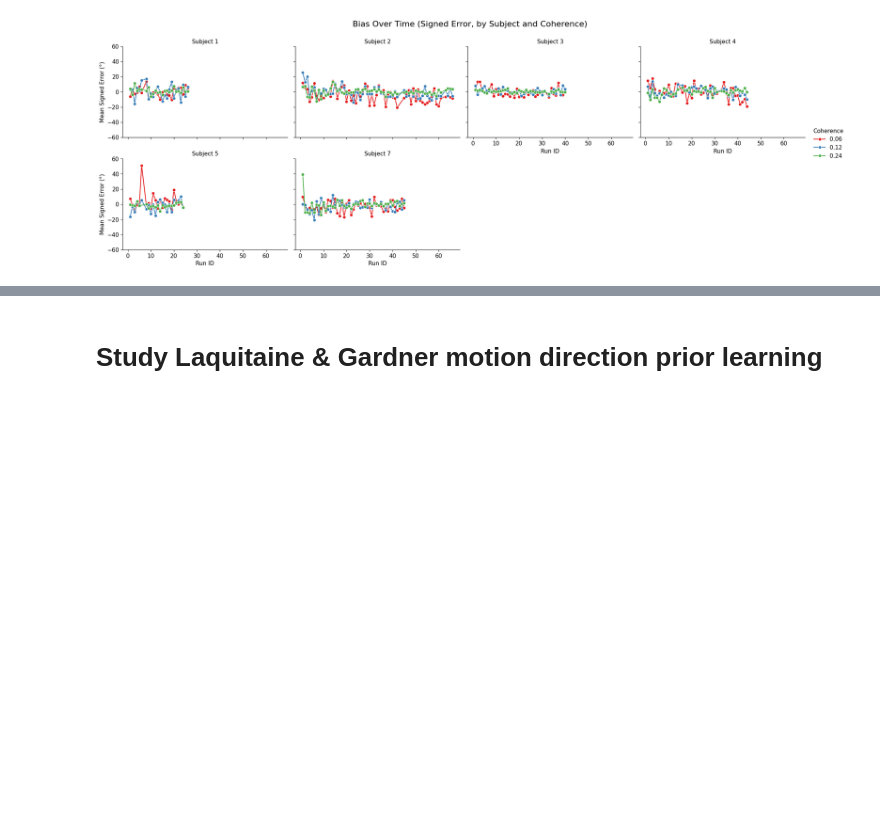
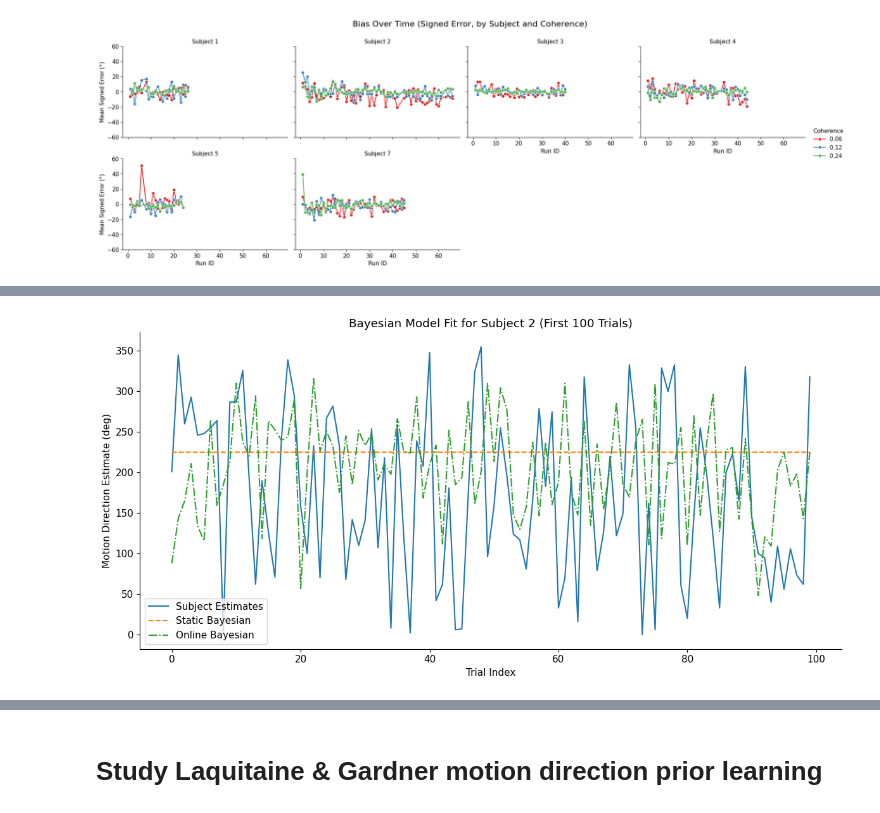
Before and after one commit to yifanzha-97/Neuro-Academy, a Jupyter notebook: projects/behavior_and_theory/laquitaine_human_errors.ipynb, the cells around one changed output, grey strips where cells are left out. Cells and saved outputs as stored; diff of their text form; code cells hidden in the pictures; blank space fills up the shorter version.

```diff
--- a/projects/behavior_and_theory/laquitaine_human_errors.ipynb
+++ b/projects/behavior_and_theory/laquitaine_human_errors.ipynb
@@ -954,0 +1291,17 @@ plt.show()
+# %%
+N = 100
+plt.figure(figsize=(12,6))
+
+plt.plot(estimates[:N], label='Subject Estimates')
+plt.plot(static_pred[:N], label='Static Bayesian', linestyle='--')
+plt.plot(online_pred[:N], label='Online Bayesian', linestyle='-.')
+
+plt.xlabel("Trial Index")
+plt.ylabel("Motion Direction Estimate (deg)")
+plt.title(f"Bayesian Model Fit for Subject {subject_id} (First {N} Trials)")
+plt.legend()
+plt.tight_layout()
+plt.savefig(f"bayes_fit_first_{N}_subj_{subject_id}.png", dpi=300)
+plt.show()
+# %% [output]
+[figure, added]
```
Also changed, not shown: parts of 6 cells of this notebook.
